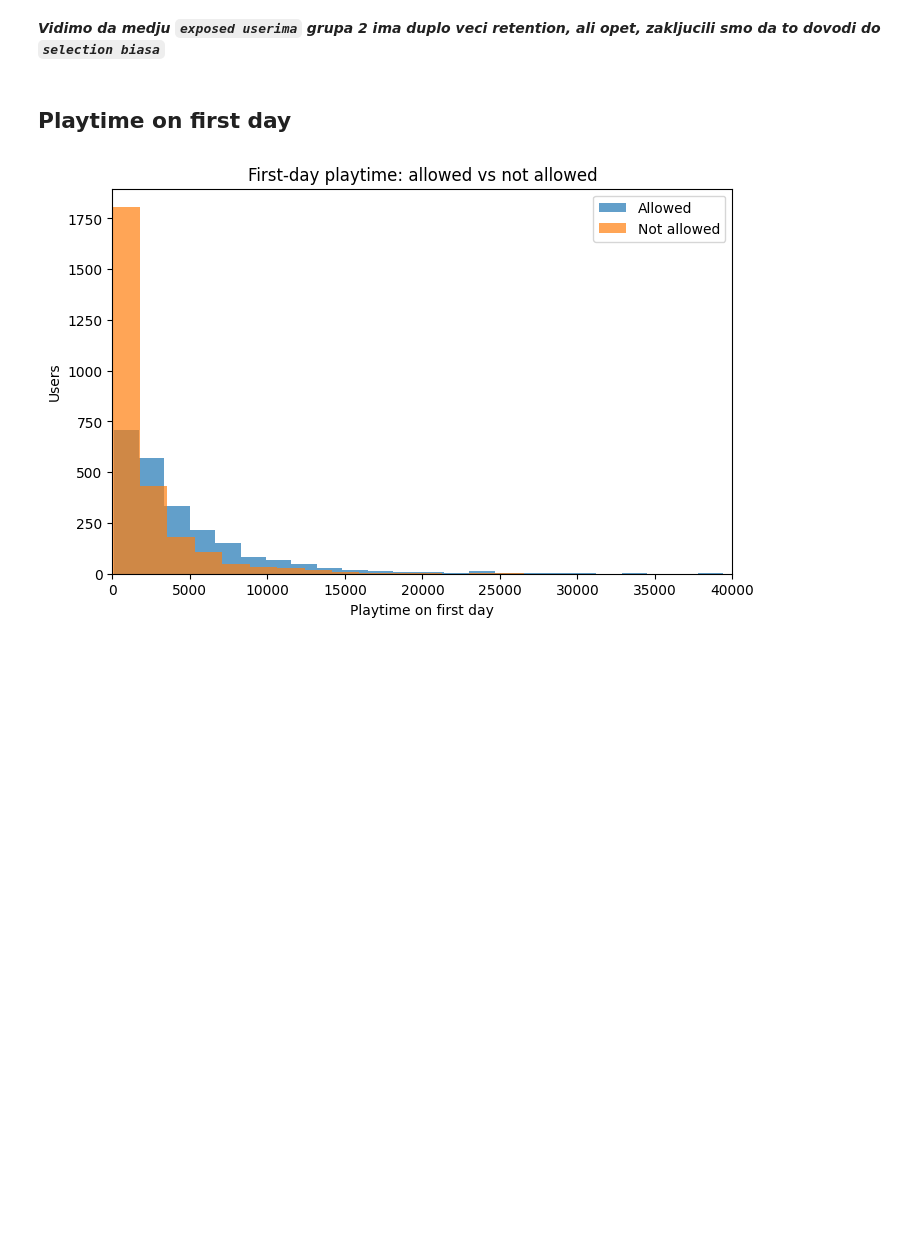
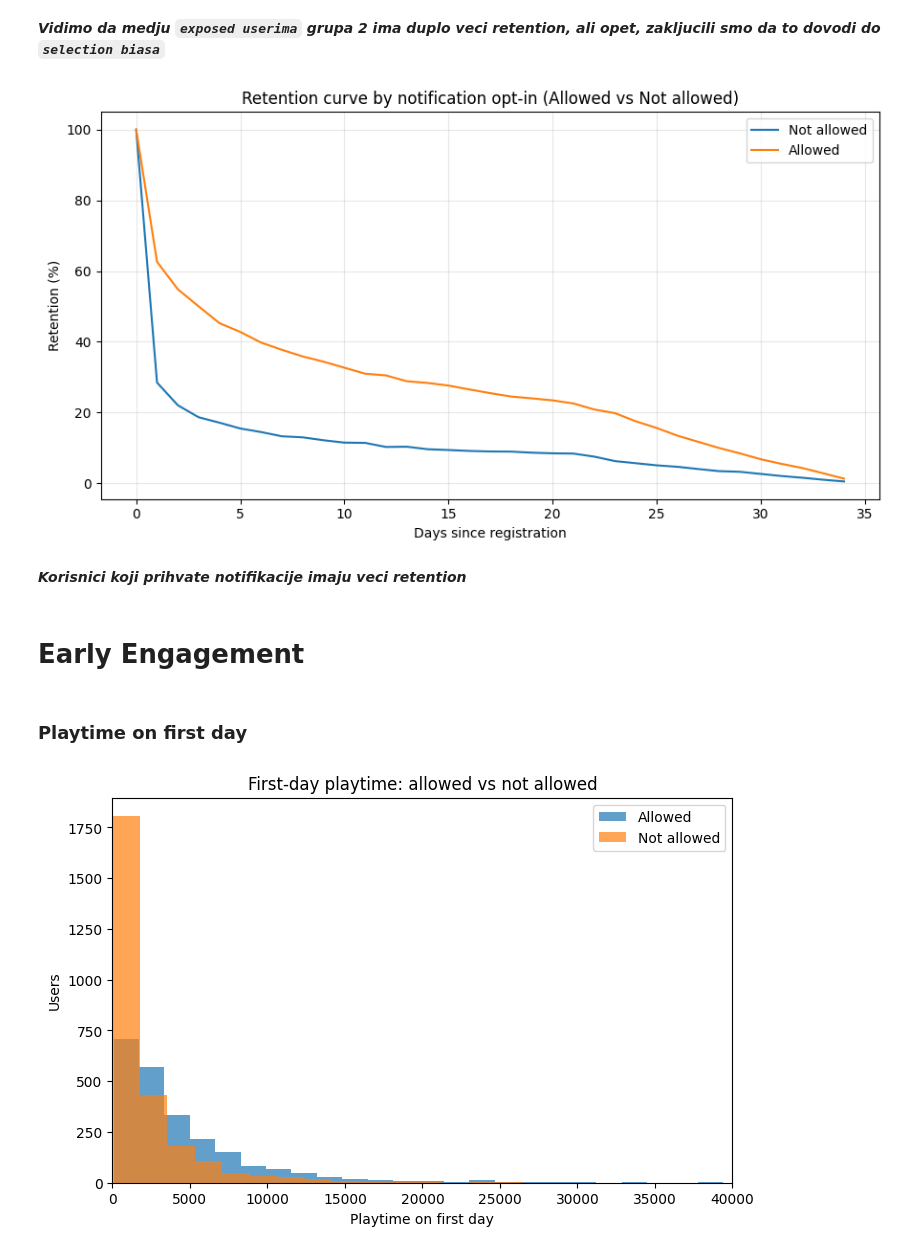
Before and after one commit to dobrosavljevicnenad/nordeus-notification-abtest-retention-ml, a Jupyter notebook: notebooks/02_exploratory_data_analysis.ipynb, the cells around one changed output. Saved outputs shown, nothing was run; the diff lists cells and outputs as text; code cells hidden in the pictures; blank space fills up the shorter version.

```diff
--- a/notebooks/02_exploratory_data_analysis.ipynb
+++ b/notebooks/02_exploratory_data_analysis.ipynb
@@ -180,8 +180,60 @@ plt.show()
 [figure]
 # %% [markdown]
 ***Vidimo da medju `exposed userima` grupa 2 ima duplo veci retention, ali opet, zakljucili smo da to dovodi do `selection biasa`***
+# %%
+import pandas as pd
+import numpy as np
+import matplotlib.pyplot as plt
+
+uh_allow = user_history.merge(
+    user_base[["login_id", "allowed"]],
+    on="login_id",
+    how="left"
+)
+
+uh_allow["allowed"] = uh_allow["allowed"].fillna(0).astype(int)
+
+uh_allow["days_since_registration"] = uh_allow["date_id"] - uh_allow["registration_date_id"]
+
+active = uh_allow[uh_allow["dau"] == 1].copy()
+
+ret_counts = (
+    active
+    .groupby(["allowed", "days_since_registration"])["login_id"]
+    .nunique()
+    .reset_index(name="active_users")
+)
+
+base = ret_counts[ret_counts["days_since_registration"] == 0][["allowed", "active_users"]].rename(
+    columns={"active_users": "day0_users"}
+)
+
+ret = ret_counts.merge(base, on="allowed", how="left")
+ret["retention_percent"] = ret["active_users"] / ret["day0_users"] * 100
+
+plt.figure(figsize=(9,5))
+
+label_map = {0: "Not allowed", 1: "Allowed"}
+
+for a in sorted(ret["allowed"].unique()):
+    sub = ret[ret["allowed"] == a].sort_values("days_since_registration")
+    plt.plot(sub["days_since_registration"], sub["retention_percent"], label=label_map.get(a, str(a)))
+
+plt.xlabel("Days since registration")
+plt.ylabel("Retention (%)")
+plt.title("Retention curve by notification opt-in (Allowed vs Not allowed)")
+plt.legend()
+plt.grid(True, alpha=0.3)
+plt.tight_layout()
+plt.show()
+# %% [output]
+[figure, added]
+# %% [markdown]
+***Korisnici koji prihvate notifikacije imaju veci retention***
+# %% [markdown]
+# Early Engagement
 # %% [markdown]
-## Playtime on first day
+### Playtime on first day
 # %%
 playtime = user_base[["allowed", "playtime"]]
 
```
Also changed, not shown: parts of 2 cells of this notebook.
